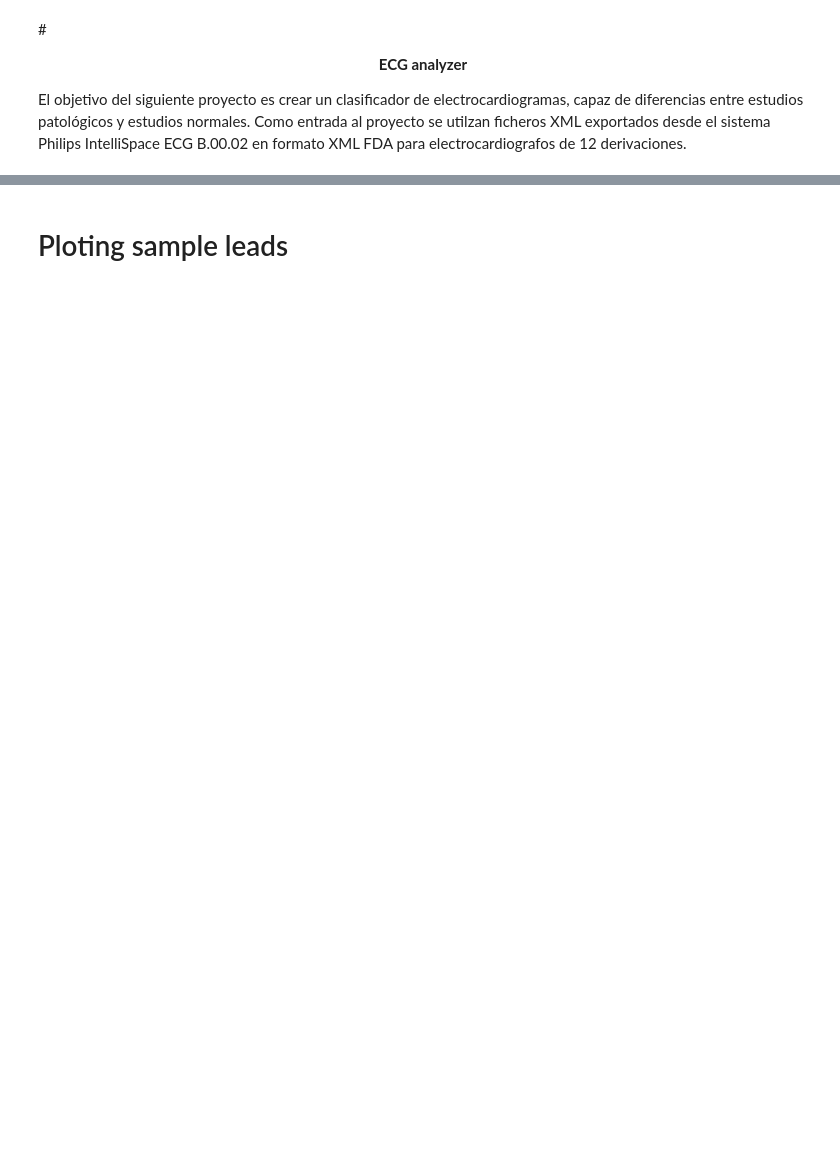
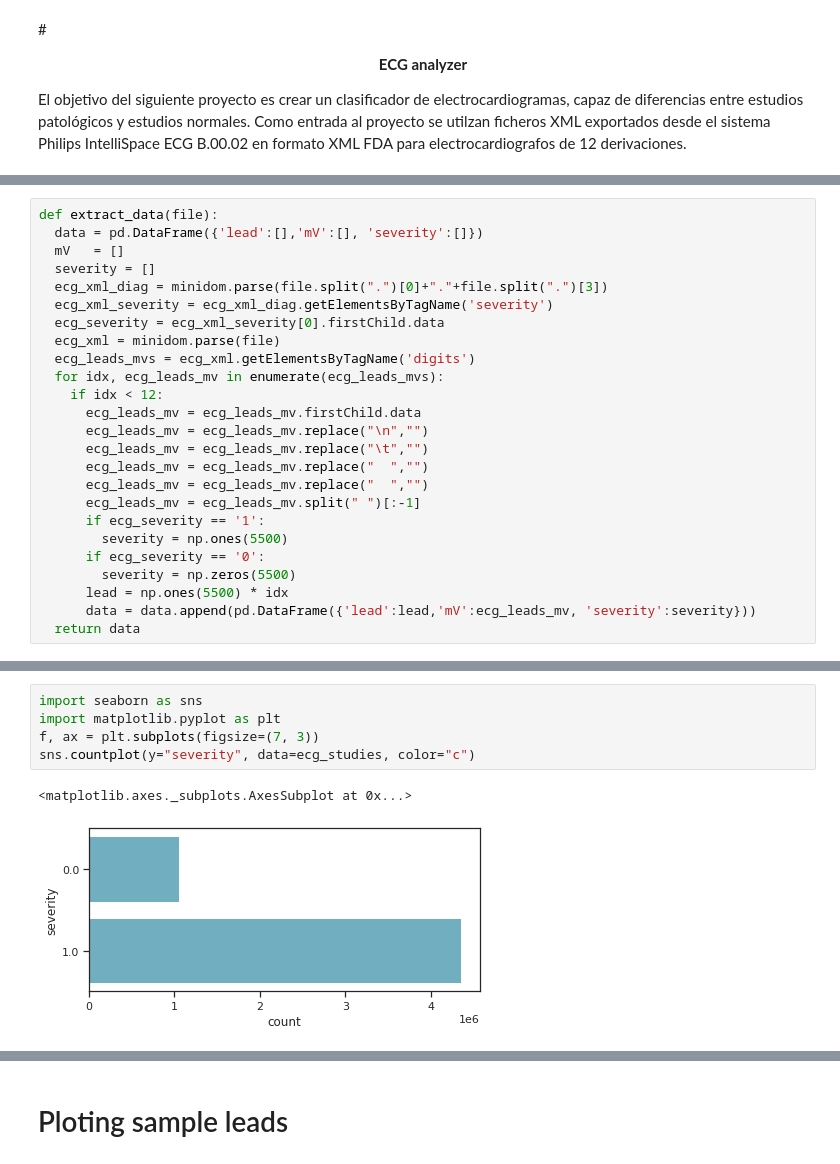
Before and after one commit to vicentbas/ia3_uv, a Jupyter notebook: ecg.ipynb, the cells around one changed output, grey strips where cells are left out. Saved outputs shown, nothing was run; the diff lists cells and outputs as text; blank space fills up the shorter version.

```diff
--- a/ecg.ipynb
+++ b/ecg.ipynb
@@ -19,0 +40,25 @@ import matplotlib.pyplot as plt
+# %%
+def extract_data(file):
+  data = pd.DataFrame({'lead':[],'mV':[], 'severity':[]})
+  mV   = []
+  severity = []
+  ecg_xml_diag = minidom.parse(file.split(".")[0]+"."+file.split(".")[3])
+  ecg_xml_severity = ecg_xml_diag.getElementsByTagName('severity')
+  ecg_severity = ecg_xml_severity[0].firstChild.data
+  ecg_xml = minidom.parse(file)
+  ecg_leads_mvs = ecg_xml.getElementsByTagName('digits')
+  for idx, ecg_leads_mv in enumerate(ecg_leads_mvs):
+    if idx < 12:
+      ecg_leads_mv = ecg_leads_mv.firstChild.data
+      ecg_leads_mv = ecg_leads_mv.replace("\n","")
+      ecg_leads_mv = ecg_leads_mv.replace("\t","")
+      ecg_leads_mv = ecg_leads_mv.replace("  ","")
+      ecg_leads_mv = ecg_leads_mv.replace("  ","")
+      ecg_leads_mv = ecg_leads_mv.split(" ")[:-1]
+      if ecg_severity == '1':
+        severity = np.ones(5500)
+      if ecg_severity == '0':
+        severity = np.zeros(5500)
+      lead = np.ones(5500) * idx
+      data = data.append(pd.DataFrame({'lead':lead,'mV':ecg_leads_mv, 'severity':severity}))
+  return data
@@ -20,2 +90,10 @@ import matplotlib.pyplot as plt
+# %%
+import seaborn as sns
+import matplotlib.pyplot as plt
+f, ax = plt.subplots(figsize=(7, 3))
+sns.countplot(y="severity", data=ecg_studies, color="c")
+# %% [output]
+<matplotlib.axes._subplots.AxesSubplot at 0x...>
+[figure, added]
 # %%
 def extract_data(file):
```
Also changed, not shown: parts of 23 cells of this notebook.
